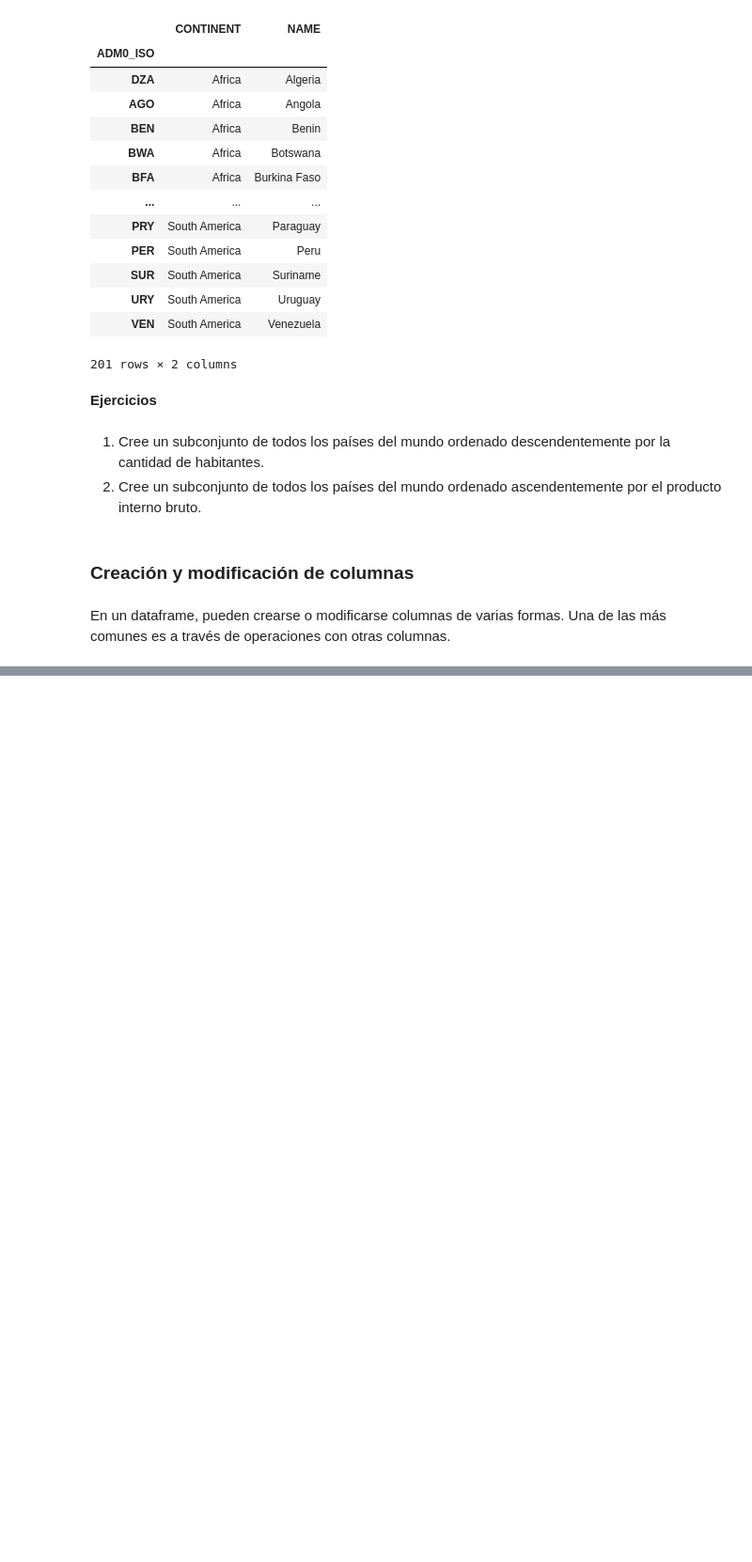
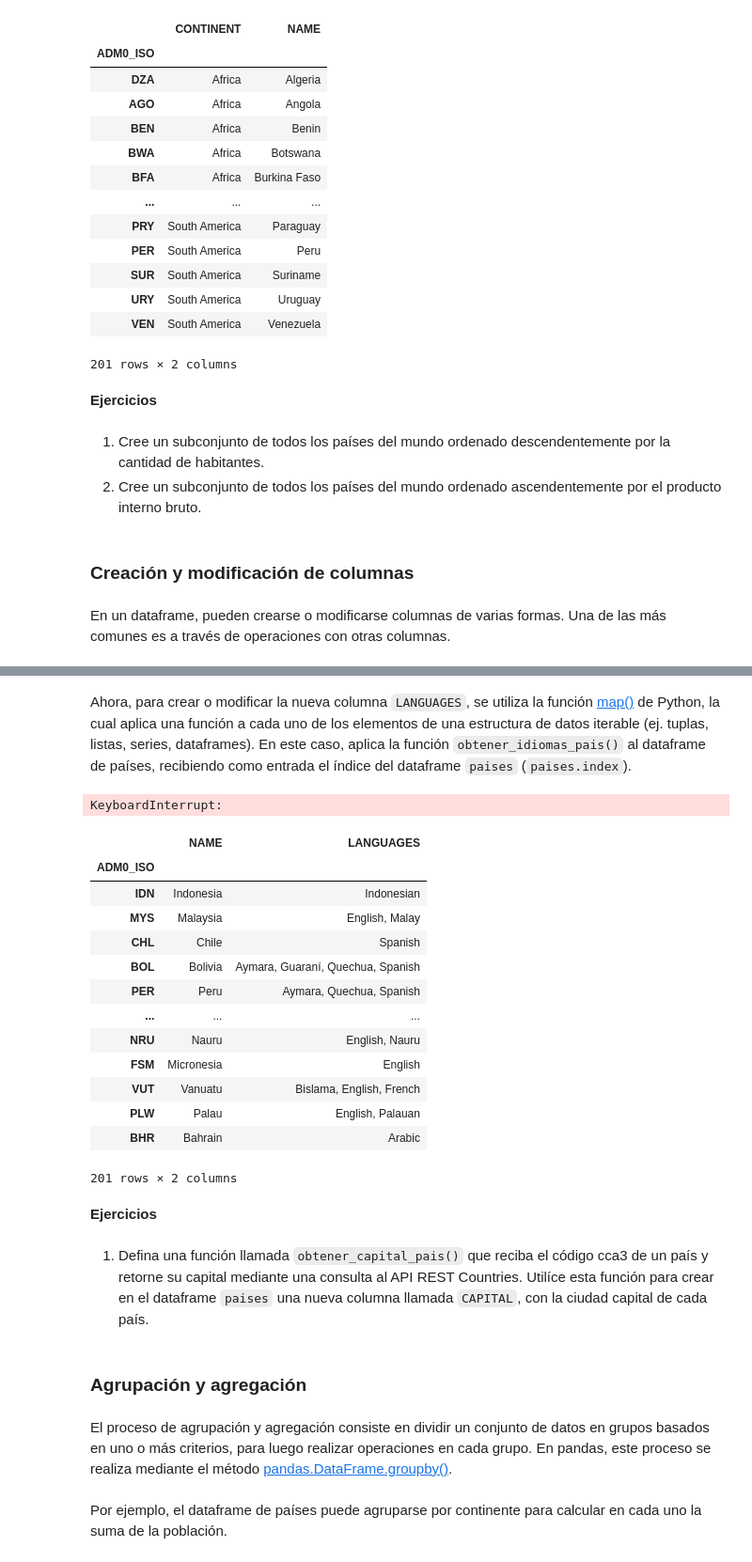
Before and after one commit to gf0657-programacionsig/2024-ii, a Jupyter notebook: _build/jupyter_execute/contenido/3/pandas.ipynb, the cells around one changed output, grey strips where cells are left out. Shown: that part at 94% size. Drawn from its saved outputs; the diff is of its cells as text; code cells hidden in the pictures; blank space fills up the shorter version.

```diff
--- a/_build/jupyter_execute/contenido/3/pandas.ipynb
+++ b/_build/jupyter_execute/contenido/3/pandas.ipynb
@@ -565,0 +610,35 @@ paises[['NAME', 'POP_EST', 'GDP_MD', 'GDP_MD_PC']].sort_values(by='GDP_MD_PC', a
+# %% [markdown]
+Ahora, para crear o modificar la nueva columna `LANGUAGES`, se utiliza la función [map()](https://docs.python.org/3/library/functions.html#map) de Python, la cual aplica una función a cada uno de los elementos de una estructura de datos iterable (ej. tuplas, listas, series, dataframes). En este caso, aplica la función `obtener_idiomas_pais()` al dataframe de países, recibiendo como entrada el índice del dataframe `paises` (`paises.index`).
+# %%
+# Creación de la columna LANGUAGES mediante la función obtener_idiomas_pais()
+paises['LANGUAGES'] = paises.index.map(obtener_idiomas_pais)
+# %% [output]
+KeyboardInterrupt:
+# %%
+# Despliegue de la nueva columna
+paises[['NAME', 'LANGUAGES']]
+# %% [output]
+|  | NAME | LANGUAGES |
+| ADM0_ISO |  |  |
+| IDN | Indonesia | Indonesian |
+| MYS | Malaysia | English, Malay |
+| CHL | Chile | Spanish |
+| BOL | Bolivia | Aymara, Guaraní, Quechua, Spanish |
+| PER | Peru | Aymara, Quechua, Spanish |
+| ... | ... | ... |
+| NRU | Nauru | English, Nauru |
+| FSM | Micronesia | English |
+| VUT | Vanuatu | Bislama, English, French |
+| PLW | Palau | English, Palauan |
+| BHR | Bahrain | Arabic |
+201 rows × 2 columns
+# %% [markdown]
+**Ejercicios**
+# %% [markdown]
+1. Defina una función llamada `obtener_capital_pais()` que reciba el código cca3 de un país y retorne su capital mediante una consulta al API REST Countries. Utilíce esta función para crear en el dataframe `paises` una nueva columna llamada `CAPITAL`, con la ciudad capital de cada país.
+# %% [markdown]
+### Agrupación y agregación
+# %% [markdown]
+El proceso de agrupación y agregación consiste en dividir un conjunto de datos en grupos basados en uno o más criterios, para luego realizar operaciones en cada grupo. En pandas, este proceso se realiza mediante el método [pandas.DataFrame.groupby()](https://pandas.pydata.org/docs/reference/api/pandas.DataFrame.groupby.html).
+# %% [markdown]
+Por ejemplo, el dataframe de países puede agruparse por continente para calcular en cada uno la suma de la población.
```
Also changed, not shown: parts of 22 cells of this notebook, 5 other files.
